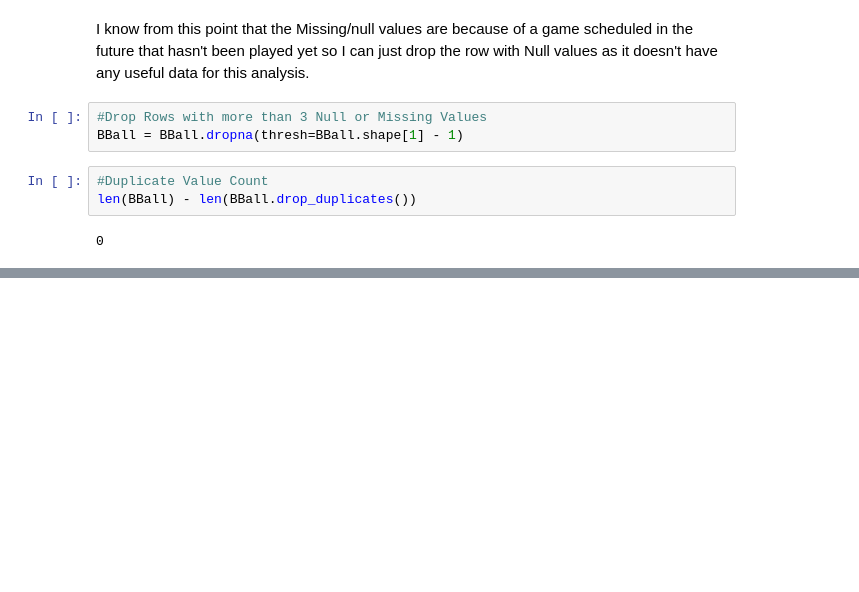
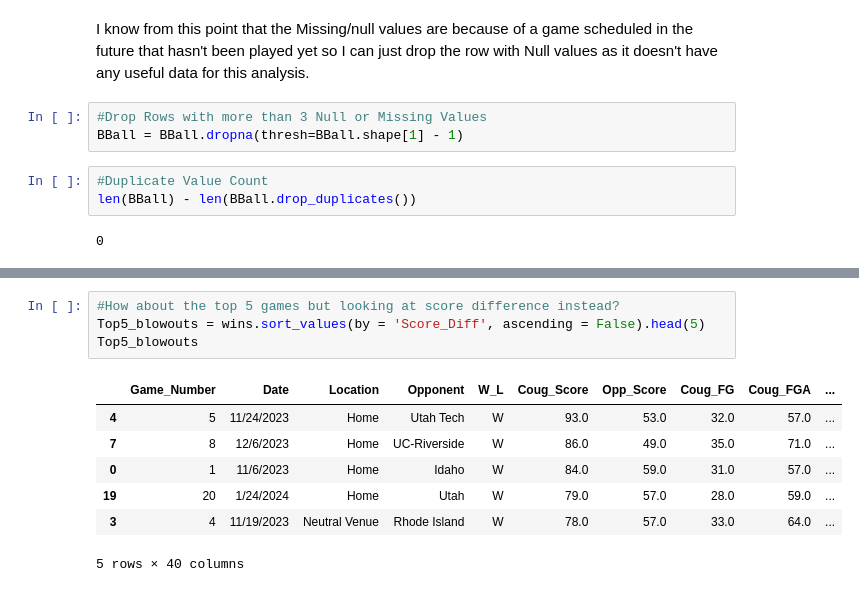
Before and after one commit to PrelaunchZeus2/Coug-Bball, a Jupyter notebook: Coug_BBALL.ipynb, the cells around one changed output, grey strips where cells are left out. Cells and saved outputs as stored; diff of their text form; blank space fills up the shorter version.

```diff
--- a/Coug_BBALL.ipynb
+++ b/Coug_BBALL.ipynb
@@ -151,0 +169,12 @@ len(BBall) - len(BBall.drop_duplicates())
+# %%
+#How about the top 5 games but looking at score difference instead?
+Top5_blowouts = wins.sort_values(by = 'Score_Diff', ascending = False).head(5)
+Top5_blowouts
+# %% [output]
+|  | Game_Number | Date | Location | Opponent | W_L | Coug_Score | Opp_Score | Coug_FG | Coug_FGA | ... |
+| 4 | 5 | 11/24/2023 | Home | Utah Tech | W | 93.0 | 53.0 | 32.0 | 57.0 | ... |
+| 7 | 8 | 12/6/2023 | Home | UC-Riverside | W | 86.0 | 49.0 | 35.0 | 71.0 | ... |
+| 0 | 1 | 11/6/2023 | Home | Idaho | W | 84.0 | 59.0 | 31.0 | 57.0 | ... |
+| 19 | 20 | 1/24/2024 | Home | Utah | W | 79.0 | 57.0 | 28.0 | 59.0 | ... |
+| 3 | 4 | 11/19/2023 | Neutral Venue | Rhode Island | W | 78.0 | 57.0 | 33.0 | 64.0 | ... |
+5 rows × 40 columns
```
Also changed, not shown: parts of 9 cells of this notebook, 1 other file.
